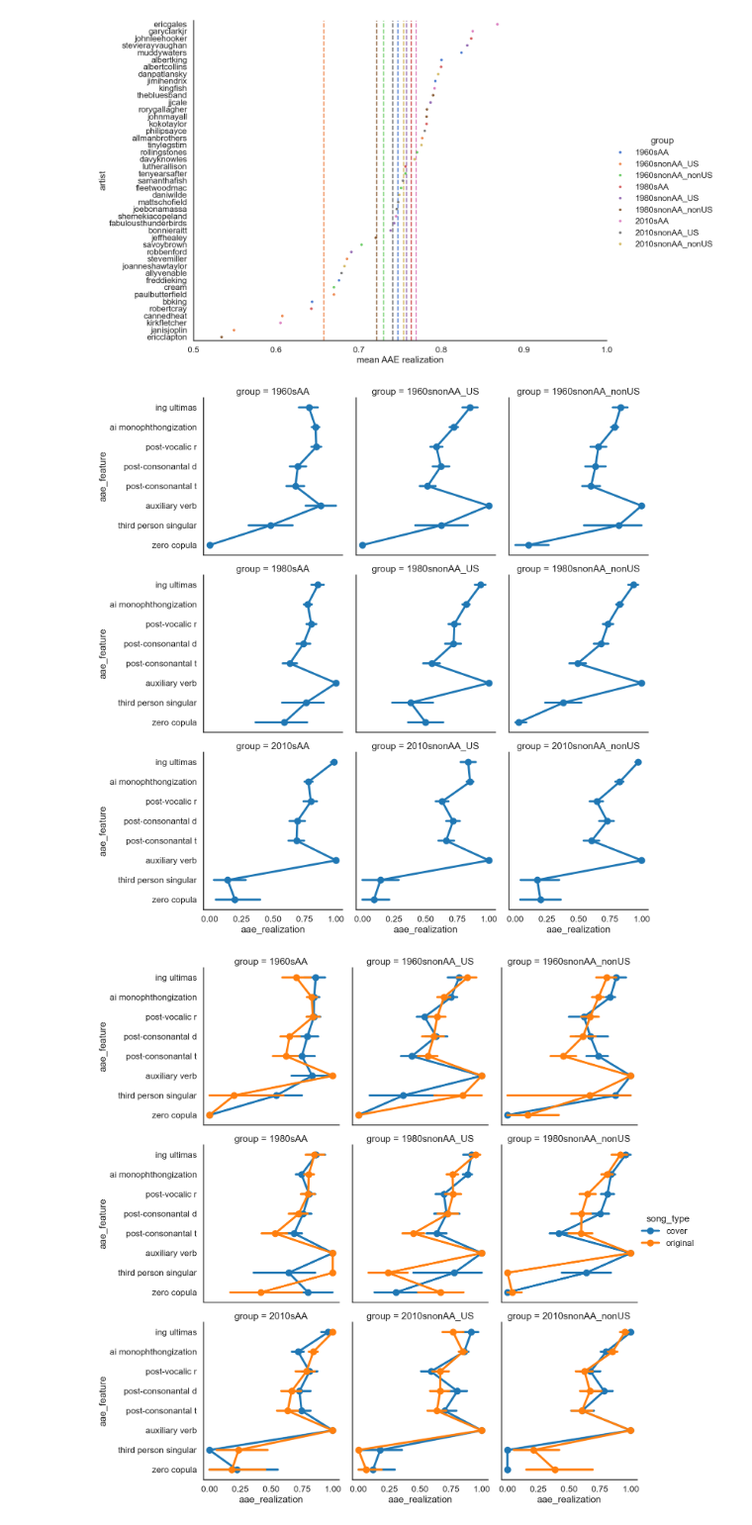
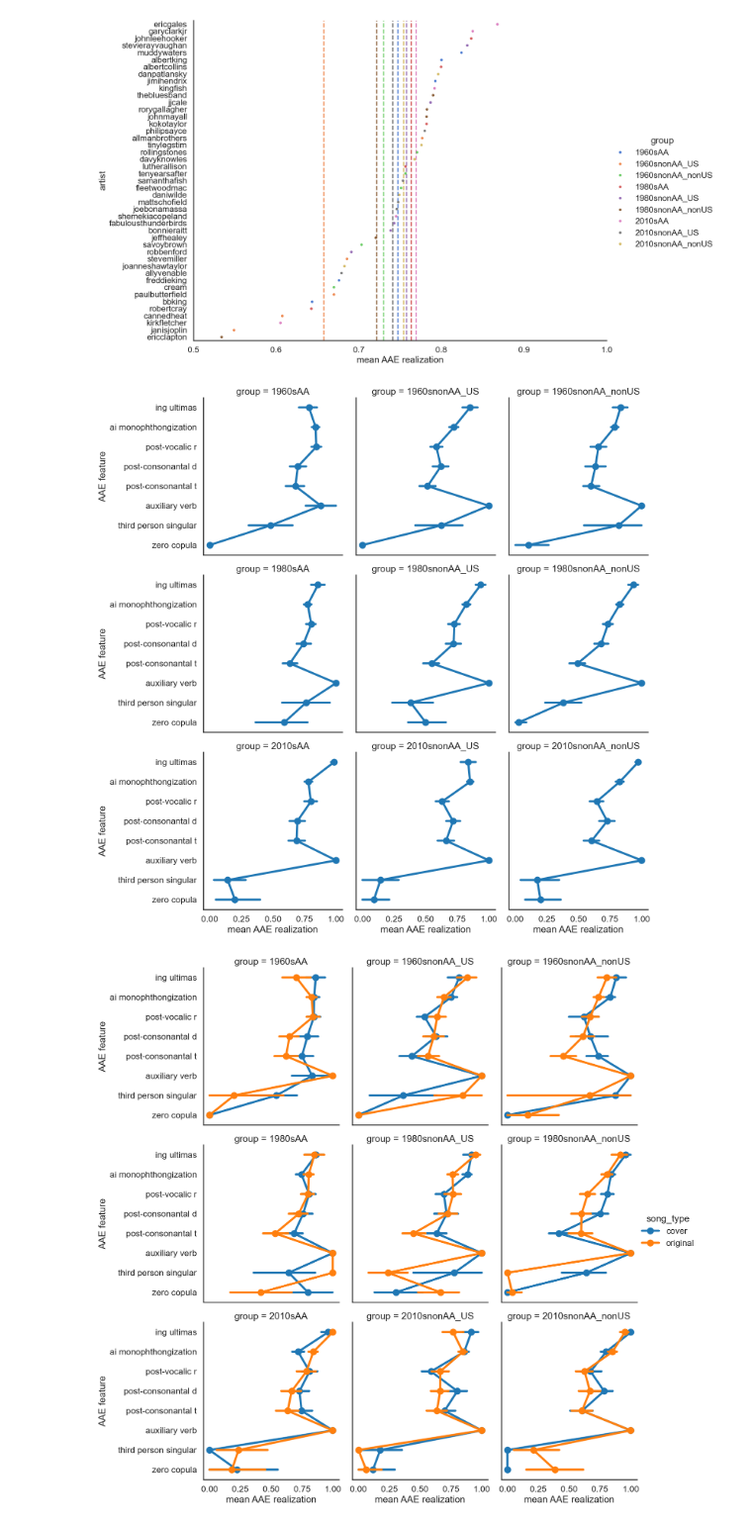
Before and after one commit to romeodetimmerman/aae-in-blues-slx_and_music, a Jupyter notebook: notebooks/1-rdt-initial-data-exploration.ipynb, the cells around one changed output. Shown at 99% size. Saved outputs shown, nothing was run; the diff lists cells and outputs as text; code cells hidden in the pictures.

Commit message:
updating point plots

```diff
--- a/notebooks/1-rdt-initial-data-exploration.ipynb
+++ b/notebooks/1-rdt-initial-data-exploration.ipynb
@@ -152,7 +152,7 @@ plt.show()
 # %% [output]
 [figure]
 # %%
-sns.catplot(
+g = sns.catplot(
     data=df,
     y="aae_feature",
     x="aae_realization",
@@ -182,43 +182,47 @@ sns.catplot(
     kind="point",
     errorbar="ci",
 )
+g.set_xlabels("mean AAE realization")
+g.set_ylabels("AAE feature")
 plt.savefig("../reports/figures/point_plots_by_group.png", dpi=600)
 plt.show()
 # %% [output]
-[figure, old version]
+[figure, new version]
 # %%
-sns.catplot(
+g = sns.catplot(
     data=df,
     y="aae_feature",
     x="aae_realization",
     col="group",
     col_wrap=3,
     hue="song_type",
     col_order=[
         "1960sAA",
         "1960snonAA_US",
         "1960snonAA_nonUS",
         "1980sAA",
         "1980snonAA_US",
         "1980snonAA_nonUS",
         "2010sAA",
         "2010snonAA_US",
         "2010snonAA_nonUS",
     ],
     order=[
         "ing ultimas",
         "ai monophthongization",
         "post-vocalic r",
         "post-consonantal d",
         "post-consonantal t",
         "auxiliary verb",
         "third person singular",
         "zero copula",
     ],
     kind="point",
     errorbar="ci",
 )
+g.set_xlabels("mean AAE realization")
+g.set_ylabels("AAE feature")
 plt.savefig("../reports/figures/point_plots_by_group_and_song_type.png", dpi=600)
 plt.show()
 # %% [output]
-[figure, old version]
+[figure, new version]
```
Also changed, not shown: 2 other files.
